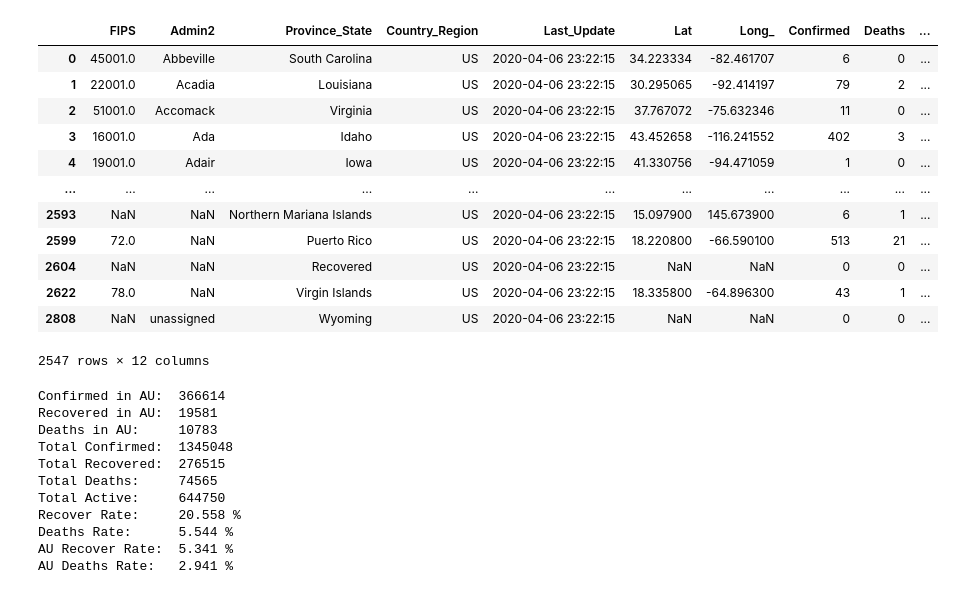
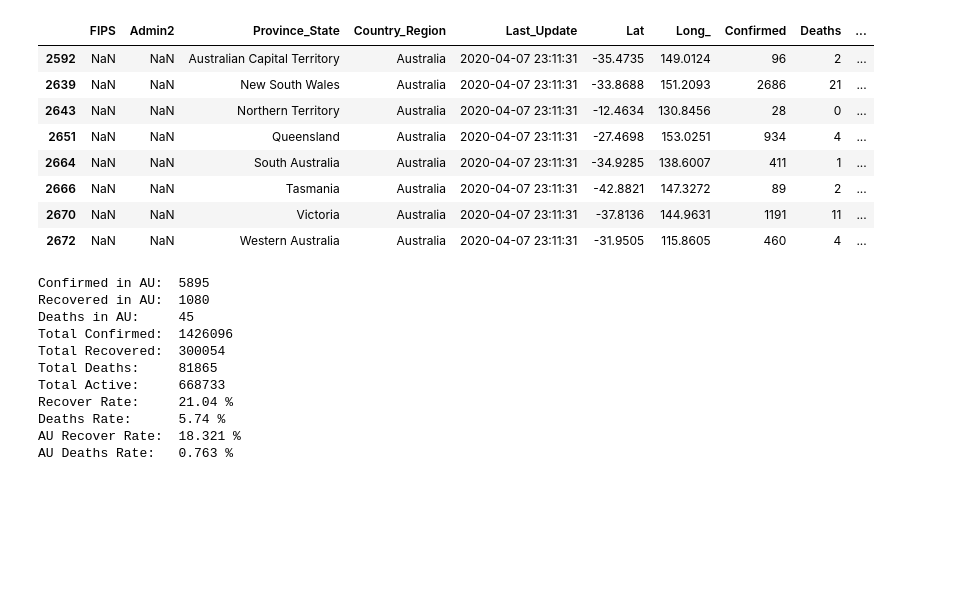
Before and after one commit to u6747075/COVID-19, a Jupyter notebook: COVID_19.ipynb, the cells around one changed output. Drawn from its saved outputs; the diff is of its cells as text; code cells hidden in the pictures; blank space fills up the shorter version.

```diff
--- a/COVID_19.ipynb
+++ b/COVID_19.ipynb
@@ -49,46 +49,42 @@ plt.show()
 # %%
-da = pd.read_csv("csse_covid_19_data/csse_covid_19_daily_reports/04-06-2020.csv")
-au = da[da["Country_Region"] == "US"]
+da = pd.read_csv("csse_covid_19_data/csse_covid_19_daily_reports/04-07-2020.csv")
+au = da[da["Country_Region"] == "Australia"]
 display(au)
 T_R=sum(list(da["Recovered"]))
 T_D=sum(list(da["Deaths"]))
 T_C=sum(list(da["Confirmed"]))
 AU_R=sum(list(au["Recovered"]))
 AU_D=sum(list(au["Deaths"]))
 AU_C=sum(list(au["Confirmed"]))
 print("Confirmed in AU: ",sum(list(au["Confirmed"])))
 print("Recovered in AU: ",sum(list(au["Recovered"])))
 print("Deaths in AU:    ",sum(list(au["Deaths"])))
 print("Total Confirmed: ",sum(list(da["Confirmed"])))
 print("Total Recovered: ",sum(list(da["Recovered"])))
 print("Total Deaths:    ",sum(list(da["Deaths"])))
 print("Total Active:    ",sum(list(da["Active"])))
 print("Recover Rate:    ",np.round(T_R*100/T_C,3),"%")
 print("Deaths Rate:     ",np.round(T_D*100/T_C,3),"%")
 print("AU Recover Rate: ",np.round(AU_R*100/AU_C,3),"%")
 print("AU Deaths Rate:  ",np.round(AU_D*100/AU_C,3),"%")
 # %% [output]
 |  | FIPS | Admin2 | Province_State | Country_Region | Last_Update | Lat | Long_ | Confirmed | Deaths | ... |
-| 0 | 45001.0 | Abbeville | South Carolina | US | 2020-04-06 23:22:15 | 34.223334 | -82.461707 | 6 | 0 | ... |
-| 1 | 22001.0 | Acadia | Louisiana | US | 2020-04-06 23:22:15 | 30.295065 | -92.414197 | 79 | 2 | ... |
-| 2 | 51001.0 | Accomack | Virginia | US | 2020-04-06 23:22:15 | 37.767072 | -75.632346 | 11 | 0 | ... |
-| 3 | 16001.0 | Ada | Idaho | US | 2020-04-06 23:22:15 | 43.452658 | -116.241552 | 402 | 3 | ... |
-| 4 | 19001.0 | Adair | Iowa | US | 2020-04-06 23:22:15 | 41.330756 | -94.471059 | 1 | 0 | ... |
-| ... | ... | ... | ... | ... | ... | ... | ... | ... | ... | ... |
-| 2593 | NaN | NaN | Northern Mariana Islands | US | 2020-04-06 23:22:15 | 15.097900 | 145.673900 | 6 | 1 | ... |
-| 2599 | 72.0 | NaN | Puerto Rico | US | 2020-04-06 23:22:15 | 18.220800 | -66.590100 | 513 | 21 | ... |
-| 2604 | NaN | NaN | Recovered | US | 2020-04-06 23:22:15 | NaN | NaN | 0 | 0 | ... |
-| 2622 | 78.0 | NaN | Virgin Islands | US | 2020-04-06 23:22:15 | 18.335800 | -64.896300 | 43 | 1 | ... |
-| 2808 | NaN | unassigned | Wyoming | US | 2020-04-06 23:22:15 | NaN | NaN | 0 | 0 | ... |
+| 2592 | NaN | NaN | Australian Capital Territory | Australia | 2020-04-07 23:11:31 | -35.4735 | 149.0124 | 96 | 2 | ... |
+| 2639 | NaN | NaN | New South Wales | Australia | 2020-04-07 23:11:31 | -33.8688 | 151.2093 | 2686 | 21 | ... |
+| 2643 | NaN | NaN | Northern Territory | Australia | 2020-04-07 23:11:31 | -12.4634 | 130.8456 | 28 | 0 | ... |
+| 2651 | NaN | NaN | Queensland | Australia | 2020-04-07 23:11:31 | -27.4698 | 153.0251 | 934 | 4 | ... |
+| 2664 | NaN | NaN | South Australia | Australia | 2020-04-07 23:11:31 | -34.9285 | 138.6007 | 411 | 1 | ... |
+| 2666 | NaN | NaN | Tasmania | Australia | 2020-04-07 23:11:31 | -42.8821 | 147.3272 | 89 | 2 | ... |
+| 2670 | NaN | NaN | Victoria | Australia | 2020-04-07 23:11:31 | -37.8136 | 144.9631 | 1191 | 11 | ... |
+| 2672 | NaN | NaN | Western Australia | Australia | 2020-04-07 23:11:31 | -31.9505 | 115.8605 | 460 | 4 | ... |
-2547 rows × 12 columns
+Confirmed in AU:  5895
+Recovered in AU:  1080
+Deaths in AU:     45
+Total Confirmed:  1426096
+Total Recovered:  300054
+Total Deaths:     81865
+Total Active:     668733
+Recover Rate:     21.04 %
+Deaths Rate:      5.74 %
+AU Recover Rate:  18.321 %
+AU Deaths Rate:   0.763 %
-Confirmed in AU:  366614
-Recovered in AU:  19581
-Deaths in AU:     10783
-Total Confirmed:  1345048
-Total Recovered:  276515
-Total Deaths:     74565
-Total Active:     644750
-Recover Rate:     20.558 %
-Deaths Rate:      5.544 %
-AU Recover Rate:  5.341 %
-AU Deaths Rate:   2.941 %
```
Also changed, not shown: parts of 2 cells of this notebook.
